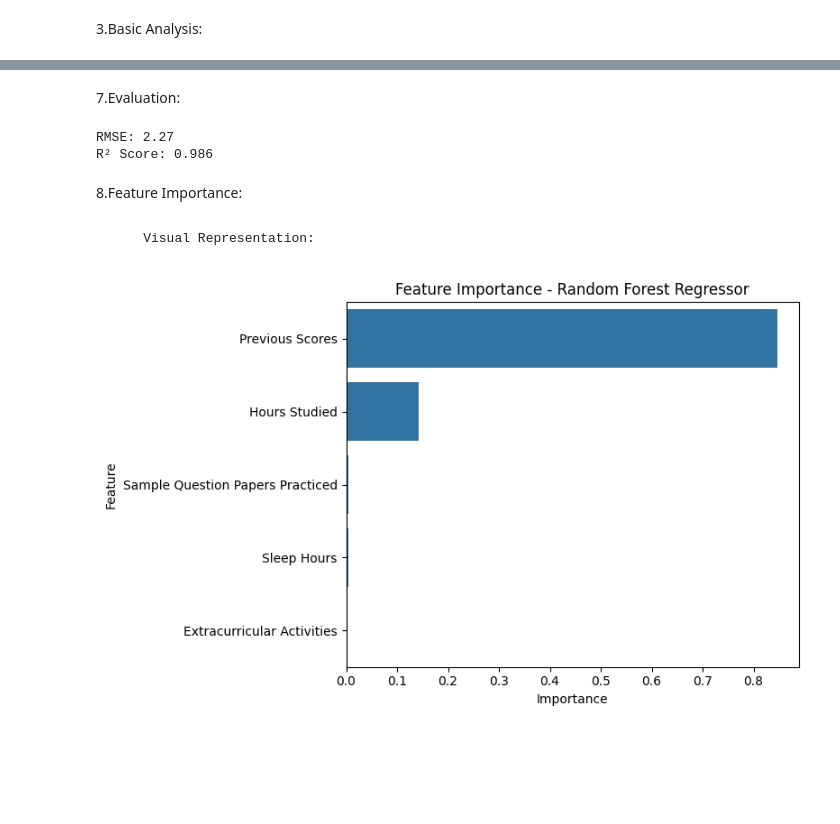
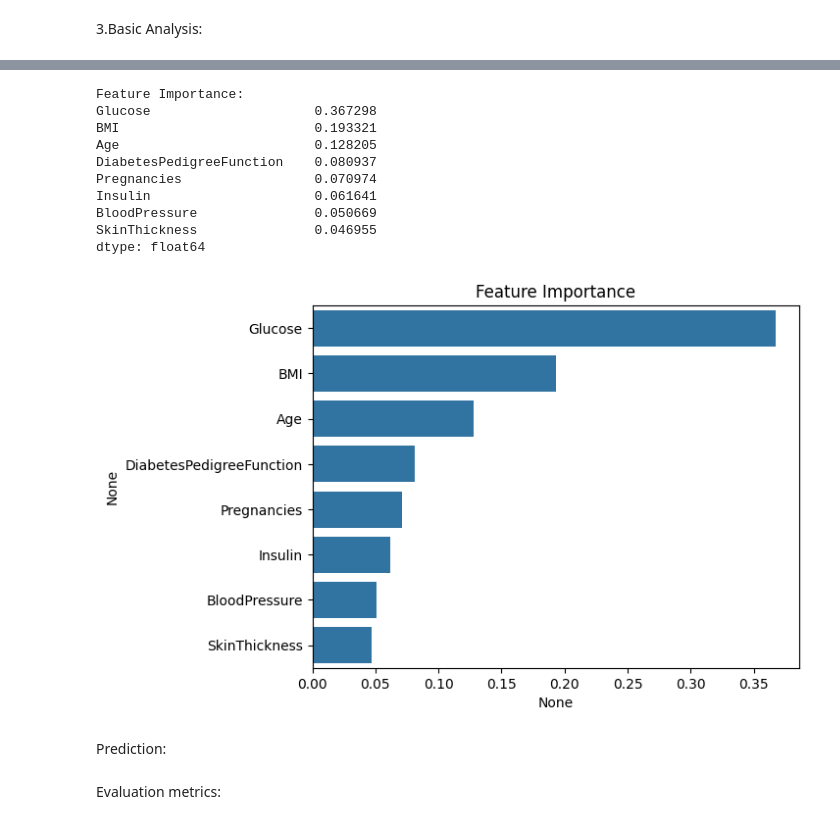
Before and after one commit to sandhiya0147/Data_Science, a Jupyter notebook: modelbuilding.ipynb, the cells around one changed output, grey strips where cells are left out. Drawn from its saved outputs; the diff is of its cells as text; code cells hidden in the pictures; blank space fills up the shorter version.

```diff
--- a/modelbuilding.ipynb
+++ b/modelbuilding.ipynb
@@ -77,2 +94,11 @@ y = df['Performance Index']
 # %%
-X_train, X_test, y_train, y_test = train_test_split(X, y, test_size=0.2, random_state=42)
+
+X = df.drop('outcome', axis=1)
+y = df['outcome']
+
+X_train, X_test, y_train, y_test = train_test_split(
+    X, y, test_size=0.2, random_state=42, stratify=y)
+
+scaler = StandardScaler()
+X_train_scaled = scaler.fit_transform(X_train)
+X_test_scaled = scaler.transform(X_test)
@@ -84 +105,33 @@ RandomForestRegressor(random_state=42)
+# %%
+
+model = RandomForestClassifier(
+    n_estimators=100,
+    max_depth=5,
+    random_state=42,
+    class_weight='balanced'
+)
+model.fit(X_train_scaled, y_train)
+
+feature_imp = pd.Series(model.feature_importances_,
+                       index=X.columns).sort_values(ascending=False)
+print("\nFeature Importance:")
+print(feature_imp)
+
+sns.barplot(x=feature_imp, y=feature_imp.index)
+plt.title('Feature Importance')
+plt.show()
+# %% [output]
+Feature Importance:
+Glucose                     0.367298
+BMI                         0.193321
+Age                         0.128205
+DiabetesPedigreeFunction    0.080937
+Pregnancies                 0.070974
+Insulin                     0.061641
+BloodPressure               0.050669
+SkinThickness               0.046955
+dtype: float64
+[figure, added]
+# %% [markdown]
+Prediction:
 # %%
@@ -86,12 +139,0 @@ y_pred = model.predict(X_test)
-# %% [markdown]
-7.Evaluation:
-# %%
-rmse = np.sqrt(mean_squared_error(y_test, y_pred))
-r2 = r2_score(y_test, y_pred)
-print(f"RMSE: {rmse:.2f}")
-print(f"R² Score: {r2:.3f}")
-# %% [output]
-RMSE: 2.27
-R² Score: 0.986
-# %% [markdown]
-8.Feature Importance:
@@ -106,10 +140,2 @@ feat_importance_df = pd.DataFrame({
-# %% [markdown]
-        Visual Representation:
-# %%
-plt.figure(figsize=(8, 5))
-sns.barplot(x='Importance', y='Feature', data=feat_importance_df)
-plt.title("Feature Importance - Random Forest Regressor")
-plt.tight_layout()
-plt.show()
-# %% [output]
-[figure, removed]
+# %% [markdown]
+Evaluation metrics:
```
Also changed, not shown: parts of 25 cells of this notebook.
